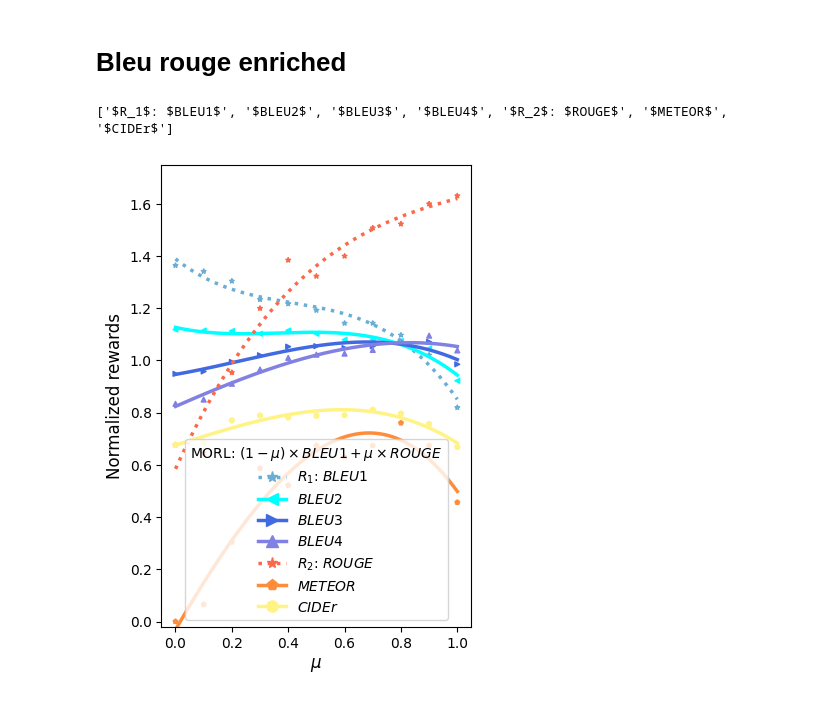
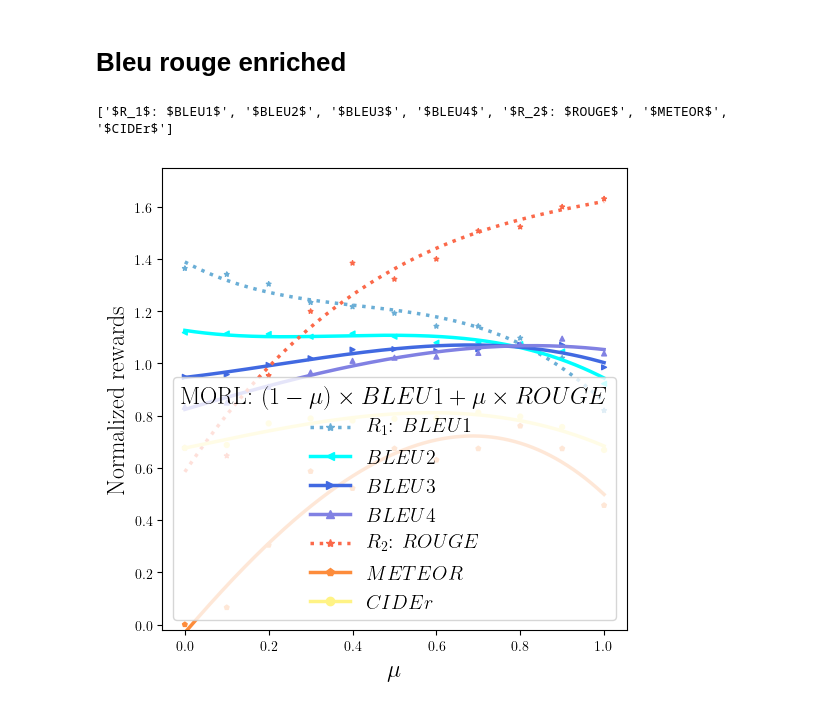
Before and after one commit to alexrame/domainbedv2, a Jupyter notebook: notebooks/rl/captioning/wa_rl_captioning.ipynb, the cells around one changed output. Cells and saved outputs as stored; diff of their text form; code cells hidden in the pictures.

```diff
--- a/notebooks/rl/captioning/wa_rl_captioning.ipynb
+++ b/notebooks/rl/captioning/wa_rl_captioning.ipynb
@@ -1 +1,23 @@
+# %%
+%load_ext autoreload
+%autoreload 2
+import sys
+import collections
+import numpy as np
+import re
+import os
+# sys.path.append("/private/home/alexandrerame/domainbedv2/")
+sys.path.append("/Users/alexandrerame/code_repository/dataplace/data/logs_experiments_notebook")
+sys.path.append("/Users/alexandrerame/code_repository/codedev/domainbedv2")
+
+# sys.path.append("/home/rame/domainbedv2/")
+from domainbed.codeplot import plot
+plot.plt.style.use('default')
+# sys.path.append("/data/rame/logs_experiments_notebook/nlp")
+from matplotlib import rc
+
+rc('text', usetex=True)
+plot.plt.rcParams['text.latex.preamble'] = [r"\usepackage{amsmath}"]
+plot.plt.rcParams['text.usetex'] = True
+plot.plt.rcParams['font.family'] = 'serif'
 # %%
@@ -15,10 +37,4 @@ sys.path.append("/data/rame/logs_experiments_notebook/")
 # %%
-plot.plt.rcParams["figure.figsize"] = (6, 6)
-# plot.plt.rcParams['text.usetex'] = True
-# plot.plt.rcParams['font.family'] = 'serif'
-plot.plt.rcParams['font.serif'] = 'Times Roman'
-# plot.FORMAT_X = 1
-# plot.FORMAT_Y = 3
 plot.dict_key_to_label.update(
     {
         "ROUGE_L": r"$R_2$: $ROUGE$",
@@ -859,36 +966,36 @@ l_bleurouge_multi = [
     copy.deepcopy(fts_bleurouge.l_wa_91[-1]),
     copy.deepcopy(fts_bleurouge.l_step_bleu4rouge1[-1]),
     copy.deepcopy(fts_bleurouge.l_step_15[-1]),
     copy.deepcopy(fts_bleurouge.l_step_bleu3rouge2[-1]),
     copy.deepcopy(fts_bleurouge.l_step[-1]),
     copy.deepcopy(fts_bleurouge.l_step_bleu2rouge3[-1]),
     copy.deepcopy(fts_bleurouge.l_step_51[-1]),
     copy.deepcopy(fts_bleurouge.l_step_bleu1rouge4[-1]),
     copy.deepcopy(fts_bleurouge.l_wa_19[-1]),
     copy.deepcopy(fts_rouge.l_step[-1]),
 ]
 coeffs = [0.0, 0.1, 0.2, 0.3, 0.4, 0.5, 0.6, 0.7, 0.8, 0.9, 1.0]
 for l, c in zip(l_bleurouge_multi, coeffs):
     l.update({"mu": c})
 fig_dr = plot_scatter_captioning(
     l=l_bleurouge_multi,
     key_1="Bleu_1",
     key_2="ROUGE_L",
     order="3",
     key_x="mu",
     _dict_key_to_limit={"y": (-0.02, 1.75)},
     _dict_key_to_label={
         "mu": '$\mu$',
         "METEOR": "METEOR",
         "CIDEr": "CIDEr"
     },
     legendtitle=r"MORL: $(1-\mu) \times BLEU1 + \mu \times ROUGE$"
 )
-plot.save_fig(
-    fig=fig_dr,
-    name="captioning/lambda_captioning_multibleu1rouge.pdf",
-    do_save=do_save,
-)
+# plot.save_fig(
+#     fig=fig_dr,
+#     name="captioning/lambda_captioning_multibleu1rouge.pdf",
+#     do_save=do_save,
+# )
 # %% [output]
 ['$R_1$: $BLEU1$', '$BLEU2$', '$BLEU3$', '$BLEU4$', '$R_2$: $ROUGE$', '$METEOR$', '$CIDEr$']
-[figure, old version]
+[figure, new version]
```
Also changed, not shown: parts of 33 cells of this notebook, 9 other files.
